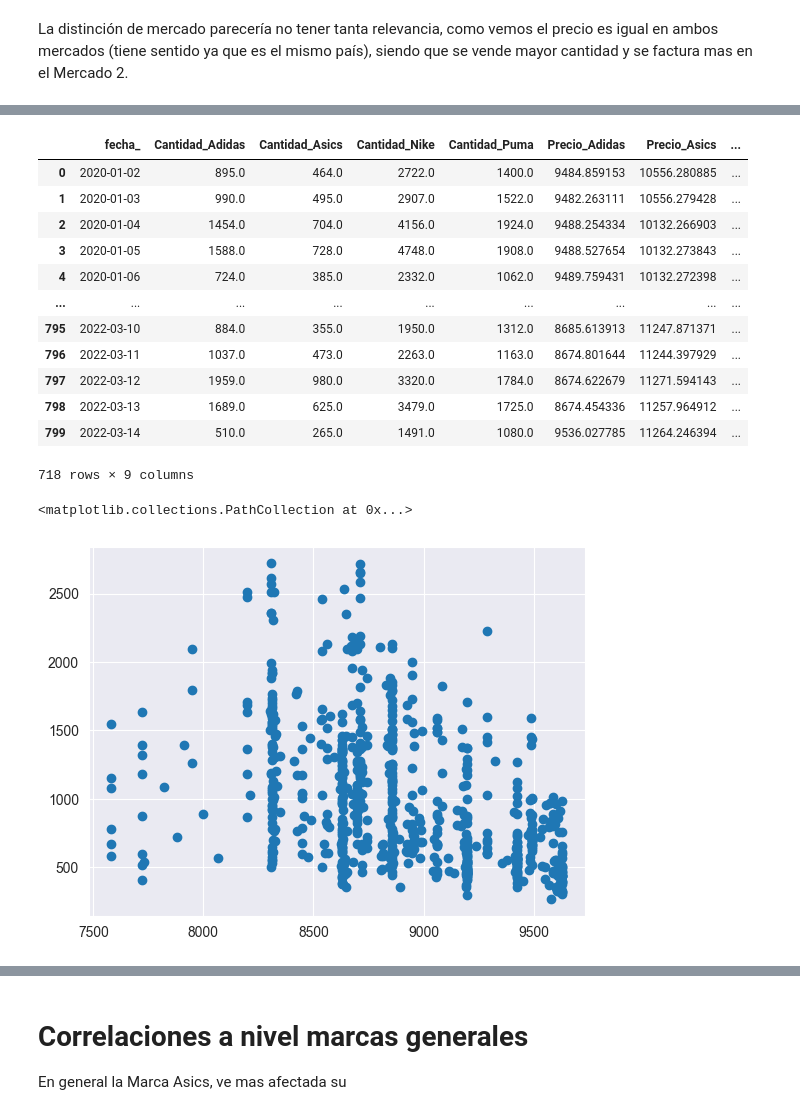
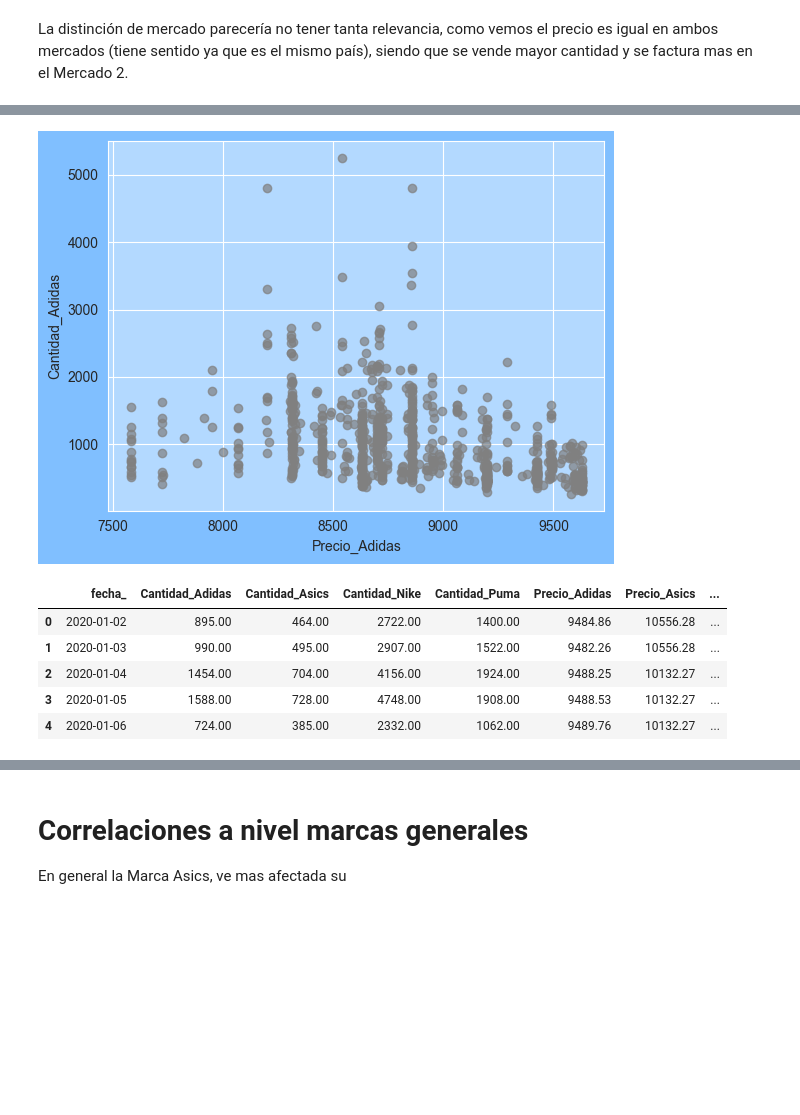
Before and after one commit to adelgado24/TP_final_analitica, a Jupyter notebook: main (1).ipynb, the cells around one changed output, grey strips where cells are left out. Saved outputs shown, nothing was run; the diff lists cells and outputs as text; code cells hidden in the pictures; blank space fills up the shorter version.

```diff
--- a/main (1).ipynb
+++ b/main (1).ipynb
@@ -207,0 +194,35 @@ df_test.tail(1)
+# %%
+facturación_por_marca = df.groupby('Marca').agg({'Facturación':'sum'})
+
+
+
+
+plt.figure(figsize=(5, 3))
+
+# Setting the background color of the entire figure
+plt.gcf().set_facecolor(color_fondo)
+plt.bar(facturación_por_marca.index, facturación_por_marca['Facturación'], color = ['#ac3939','#6699ff' ,'#ac3939','#ac3939'])
+ax = plt.gca()
+
+# Setting the background color of the plot
+# using set_facecolor() method
+ax.set_facecolor(color_fondo)
+
+for i, value in enumerate(facturación_por_marca['Facturación']):
+    value = value / 1000000
+    plt.text(i, value + 1, str(int(value)), ha='center', va='bottom', color='white', weight='bold')
+
+# Set text color for axes labels
+ax.xaxis.label.set_color('white')
+ax.yaxis.label.set_color('white')
+
+# Set text color for title
+ax.title.set_color('white')
+
+# Set text color for tick labels
+ax.tick_params(axis='x', colors='white')
+ax.tick_params(axis='y', colors='white')
+
+plt.title('Facturación por Marca (en Millones)')
+plt.savefig('imagenes/facturacion_por_marca.jpg', format='jpg', dpi=300)
+plt.show()
@@ -666,46 +810,50 @@ plt.scatter(pivot_gral['Precio_Asics'], pivot_gral['Cantidad_Asics'])
+# %%
+fig, ax = plt.subplots()
+fig.patch.set_facecolor("#80bfff")
+
+
+scatter = ax.scatter(pivot_gral['Precio_Adidas'], pivot_gral['Cantidad_Adidas'], c = 'grey', alpha = 0.7)
+
+ax.set_facecolor('#b3d9ff')
+
+ax.set_xlabel('Precio_Adidas')
+ax.set_ylabel('Cantidad_Adidas')
+
+plt.savefig('imagenes/correlacion_adidas.jpg', format = 'jpg', dpi = 300)
+plt.show()
+# %% [output]
+[figure, added]
 # %%
 from scipy import stats
 import numpy as np
 
 def remove_outliers(df, columns_to_exclude=None, z_threshold=3):
     if columns_to_exclude is None:
         columns_to_exclude = []
 
     # Exclude specified columns from outlier detection
     numeric_columns = df.select_dtypes(include=[np.number]).columns.difference(columns_to_exclude)
 
     # Calculate z-scores for numeric columns
     z_scores = stats.zscore(df[numeric_columns])
 
     # Identify rows where any numeric column's z-score exceeds the threshold
     outliers_mask = (abs(z_scores) < z_threshold).all(axis=1)
 
     # Return DataFrame without outliers
     return df[outliers_mask]
 
 columns_to_exclude = ['fecha']
 
 # Remove outliers from numeric columns while excluding the 'Date' column
 pivot_gral = remove_outliers(pivot_gral, columns_to_exclude)
 
 # Display the modified DataFrame
-pivot_gral
+pivot_gral.head()
 # %% [output]
 |  | fecha_ | Cantidad_Adidas | Cantidad_Asics | Cantidad_Nike | Cantidad_Puma | Precio_Adidas | Precio_Asics | ... |
-| 0 | 2020-01-02 | 895.0 | 464.0 | 2722.0 | 1400.0 | 9484.859153 | 10556.280885 | ... |
-| 1 | 2020-01-03 | 990.0 | 495.0 | 2907.0 | 1522.0 | 9482.263111 | 10556.279428 | ... |
-| 2 | 2020-01-04 | 1454.0 | 704.0 | 4156.0 | 1924.0 | 9488.254334 | 10132.266903 | ... |
-| 3 | 2020-01-05 | 1588.0 | 728.0 | 4748.0 | 1908.0 | 9488.527654 | 10132.273843 | ... |
-| 4 | 2020-01-06 | 724.0 | 385.0 | 2332.0 | 1062.0 | 9489.759431 | 10132.272398 | ... |
-| ... | ... | ... | ... | ... | ... | ... | ... | ... |
-| 795 | 2022-03-10 | 884.0 | 355.0 | 1950.0 | 1312.0 | 8685.613913 | 11247.871371 | ... |
-| 796 | 2022-03-11 | 1037.0 | 473.0 | 2263.0 | 1163.0 | 8674.801644 | 11244.397929 | ... |
-| 797 | 2022-03-12 | 1959.0 | 980.0 | 3320.0 | 1784.0 | 8674.622679 | 11271.594143 | ... |
-| 798 | 2022-03-13 | 1689.0 | 625.0 | 3479.0 | 1725.0 | 8674.454336 | 11257.964912 | ... |
-| 799 | 2022-03-14 | 510.0 | 265.0 | 1491.0 | 1080.0 | 9536.027785 | 11264.246394 | ... |
+| 0 | 2020-01-02 | 895.00 | 464.00 | 2722.00 | 1400.00 | 9484.86 | 10556.28 | ... |
+| 1 | 2020-01-03 | 990.00 | 495.00 | 2907.00 | 1522.00 | 9482.26 | 10556.28 | ... |
+| 2 | 2020-01-04 | 1454.00 | 704.00 | 4156.00 | 1924.00 | 9488.25 | 10132.27 | ... |
+| 3 | 2020-01-05 | 1588.00 | 728.00 | 4748.00 | 1908.00 | 9488.53 | 10132.27 | ... |
+| 4 | 2020-01-06 | 724.00 | 385.00 | 2332.00 | 1062.00 | 9489.76 | 10132.27 | ... |
-718 rows × 9 columns
-# %%
-plt.scatter(pivot_gral['Precio_Adidas'], pivot_gral['Cantidad_Adidas'])
-# %% [output]
-<matplotlib.collections.PathCollection at 0x...>
-[figure, removed]
```
Also changed, not shown: parts of 74 cells of this notebook.
